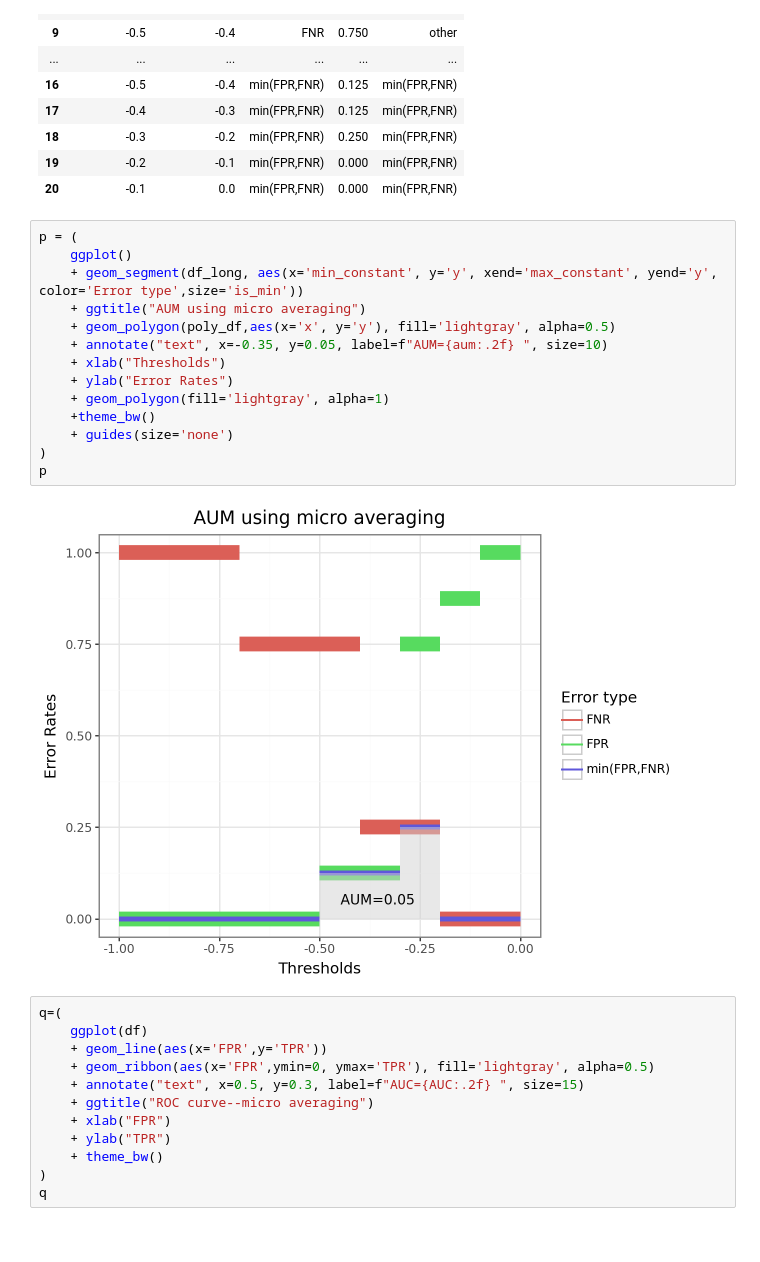
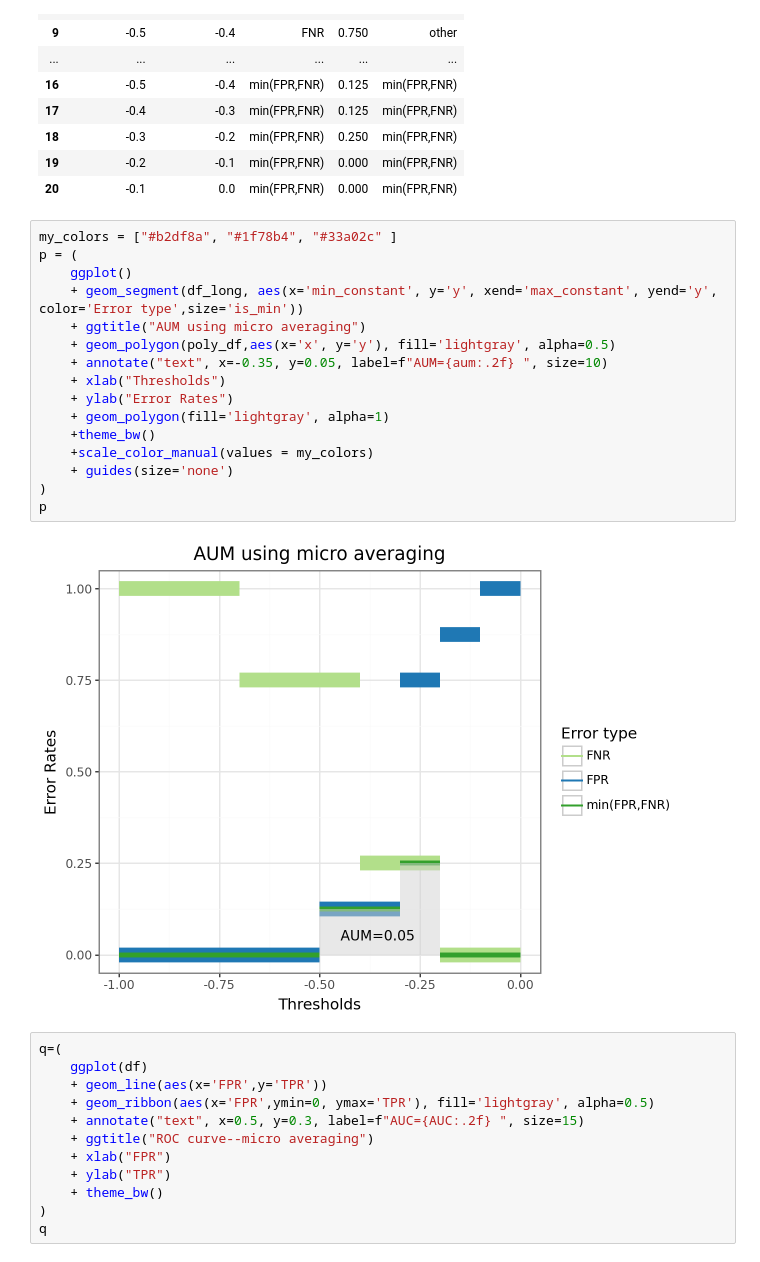
Before and after one commit to OGuenoun/AUMMulticlass, a Jupyter notebook: Expl-figures/Figure-for-paper.ipynb, the cells around one changed output. Drawn from its saved outputs; the diff is of its cells as text.

```diff
--- a/Expl-figures/Figure-for-paper.ipynb
+++ b/Expl-figures/Figure-for-paper.ipynb
@@ -100,21 +100,23 @@ df_long
 | 19 | -0.2 | -0.1 | min(FPR,FNR) | 0.000 | min(FPR,FNR) |
 | 20 | -0.1 | 0.0 | min(FPR,FNR) | 0.000 | min(FPR,FNR) |
 # %%
+my_colors = ["#b2df8a", "#1f78b4", "#33a02c" ]
 p = (
     ggplot()
     + geom_segment(df_long, aes(x='min_constant', y='y', xend='max_constant', yend='y', color='Error type',size='is_min'))
     + ggtitle("AUM using micro averaging")
     + geom_polygon(poly_df,aes(x='x', y='y'), fill='lightgray', alpha=0.5)
     + annotate("text", x=-0.35, y=0.05, label=f"AUM={aum:.2f} ", size=10)
     + xlab("Thresholds")
     + ylab("Error Rates")
     + geom_polygon(fill='lightgray', alpha=1)
     +theme_bw()
+    +scale_color_manual(values = my_colors)
     + guides(size='none')
 )
 p
 # %% [output]
-[figure, old version]
+[figure, new version]
 # %%
 q=(
     ggplot(df)
```
Also changed, not shown: parts of 1 cell of this notebook, 2 other files.
